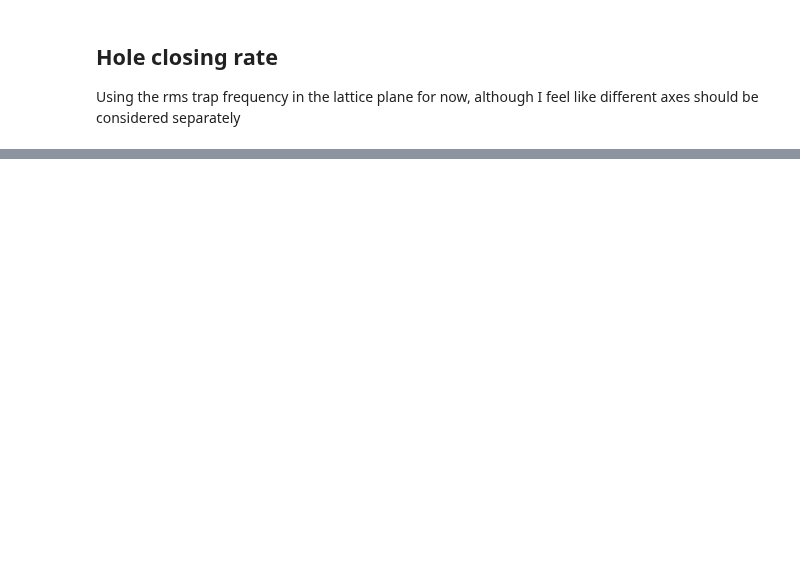
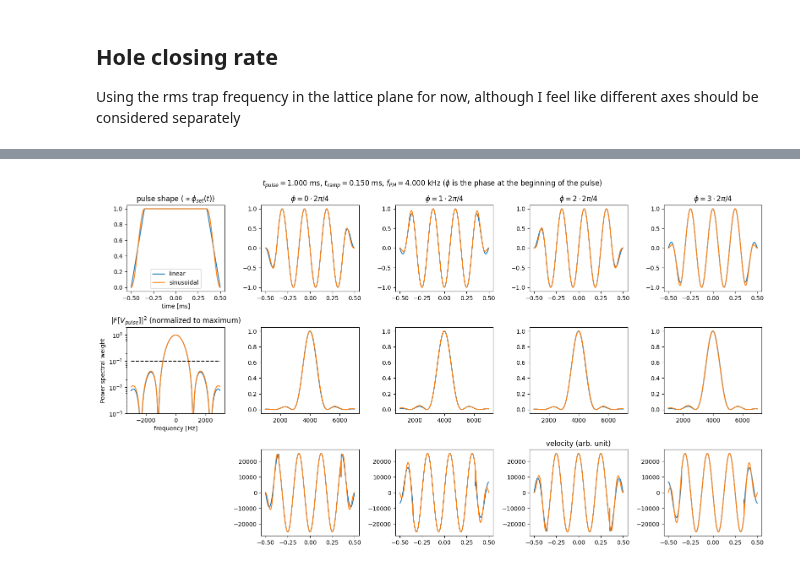
Before and after one commit to Shao-Wen-Chang/E9_constant, a Jupyter notebook: projects/band_spectroscopy/general_params.ipynb, the cells around one changed output, grey strips where cells are left out. Saved outputs shown, nothing was run; the diff lists cells and outputs as text; code cells hidden in the pictures; blank space fills up the shorter version.

```diff
--- a/projects/band_spectroscopy/general_params.ipynb
+++ b/projects/band_spectroscopy/general_params.ipynb
@@ -248,0 +312,12 @@ q_width = 0.200 k_BZ
+# %%
+def lin_ramp(start, stop, t_range):
+    frac = (t_range - t_range[0]) / (t_range[-1] - t_range[0])
+    return start * (1 - frac) + stop * frac
+
+def sine_ramp(start, stop, t_range):
+    frac = (t_range - t_range[0]) / (t_range[-1] - t_range[0])
+    ratio = (np.sin((frac - 1 / 2) * np.pi) + 1) / 2
+    return start * (1 - ratio) + stop * ratio
+
+all_ramps = {"linear": lin_ramp,
+             "sinusoidal": sine_ramp}
@@ -248,0 +326,71 @@ q_width = 0.200 k_BZ
+# %%
+from scipy.fft import fft, fftshift, fftfreq
+
+N_plt_col = 1 + N_phase_init
+fig_env = plt.figure(figsize = ((1 + 3 * N_plt_col), 9))
+ax_env_time = fig_env.add_subplot(3, N_plt_col, 1)
+ax_env_freq = fig_env.add_subplot(3, N_plt_col, 1 + N_plt_col)
+axes_pul = [fig_env.add_subplot(3, N_plt_col, 2 + i_ph) for i_ph in range(N_phase_init)]
+axes_pul_freq = [fig_env.add_subplot(3, N_plt_col, 2 + N_plt_col + i_ph) for i_ph in range(N_phase_init)]
+axes_pul_vel = [fig_env.add_subplot(3, N_plt_col, 2 + 2 * N_plt_col + i_ph) for i_ph in range(N_phase_init)]
+f_axis = fftshift(fftfreq(N_t_pts, dt))
+
+if1_env = abs(f_axis + f_halfwidth_plot).argmin()
+if2_env = abs(f_axis - f_halfwidth_plot).argmin()
+if1_pul = abs(f_axis - f_Hz_PM + f_halfwidth_plot).argmin()
+if2_pul = abs(f_axis - f_Hz_PM - f_halfwidth_plot).argmin()
+for ramp_name, ramp_fn in all_ramps.items():
+    if bool_ramp_down:
+        envelope = np.hstack([
+        ramp_fn(0, 1, t_range_ramp_up),
+        np.ones_like(t_range_const),
+        ramp_fn(1, 0, t_range_ramp_down),
+    ])
+    else:
+        envelope = np.hstack([
+            ramp_fn(0, 1, t_range_ramp_up),
+            np.ones_like(t_range_const),
+            np.ones_like(t_range_ramp_down),
+        ])
+    ax_env_time.plot(t_range_pulse * 1e3, envelope, label = ramp_name)
+
+    envelope_padded = np.hstack([
+        np.zeros_like(t_range_zeros1),
+        envelope,
+        np.zeros_like(t_range_zeros2),
+    ])
+    fft_pwr_envelope = abs(fftshift(fft(envelope_padded)))**2
+    fft_pwr_envelope = fft_pwr_envelope / max(fft_pwr_envelope)
+    ax_env_freq.plot(f_axis[if1_env:if2_env], fft_pwr_envelope[if1_env:if2_env])
+
+    for i_ph in range(N_phase_init):
+        phi_PM = 2 * np.pi * (i_ph / N_phase_init) + phase_t0
+        pulse = envelope * np.sin(2 * np.pi * t_range_pulse * f_Hz_PM + phi_PM)
+        axes_pul[i_ph].plot(t_range_pulse * 1e3, pulse)
+        axes_pul[i_ph].set_title(rf"$\phi = {{{i_ph}}} \cdot 2 \pi / {{{N_phase_init}}}$")
+
+        pulse_padded = envelope_padded * np.sin(2 * np.pi * t_range_all * f_Hz_PM + phi_PM)
+        fft_pwr_pulse = abs(fftshift(fft(pulse_padded)))**2
+        fft_pwr_pulse = fft_pwr_pulse / max(fft_pwr_pulse)
+        axes_pul_freq[i_ph].plot(f_axis[if1_pul:if2_pul], fft_pwr_pulse[if1_pul:if2_pul])
+
+        velocity = util.find_derivative(pulse, dt)
+        axes_pul_vel[i_ph].plot(t_range_pulse * 1e3, velocity)
+
+ax_env_time.legend()
+ax_env_time.set_title(("pulse shape (" r"$\propto \phi_{set}(t)$" ")"))
+ax_env_time.set_xlabel("time [ms]")
+
+ax_env_freq.hlines([0.1], [f_axis[if1_env]], [f_axis[if2_env]], color = "k", linestyles = ["--"])
+ax_env_freq.set_title(r"$|F[V_{pulse}]|^2$ (normalized to maximum)")
+ax_env_freq.set_xlabel("frequency [Hz]")
+ax_env_freq.set_yscale("log")
+ax_env_freq.set_ylim(1e-3, 2)
+ax_env_freq.set_ylabel("Power spectral weight")
+
+fig_env.suptitle((r"$t_{pulse} =$" f"{t_halfpulse * 2 * 1e3:.3f} ms, " r"$t_{ramp} =$" f"{t_ramp * 1e3:.3f} ms, "
+                  r"$f_{PM} =$" f"{f_Hz_PM / 1e3:.3f} kHz (" r"$\phi$" f" is the phase at the beginning of the pulse)"))
+fig_env.tight_layout()
+
+axes_pul_vel[int(N_phase_init / 2)].set_title("velocity (arb. unit)")
+# %% [output]
@@ -248,0 +398 @@ q_width = 0.200 k_BZ
+[figure, added]
```
Also changed, not shown: parts of 22 cells of this notebook, 3 other files.
